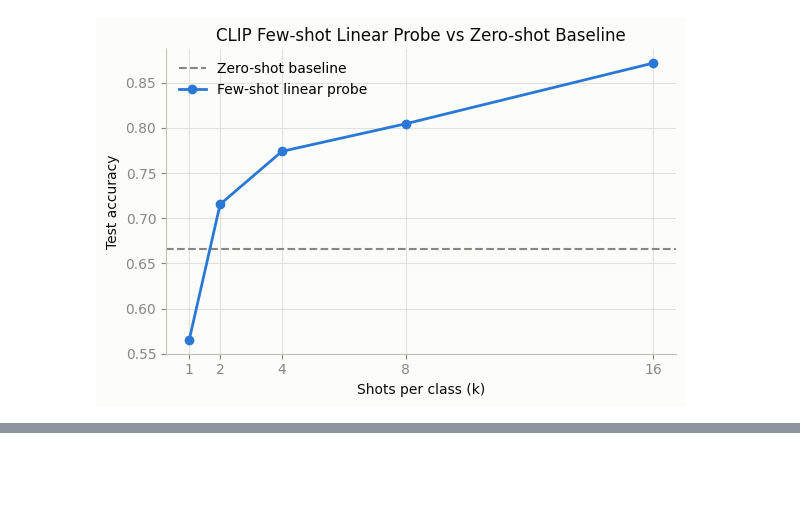
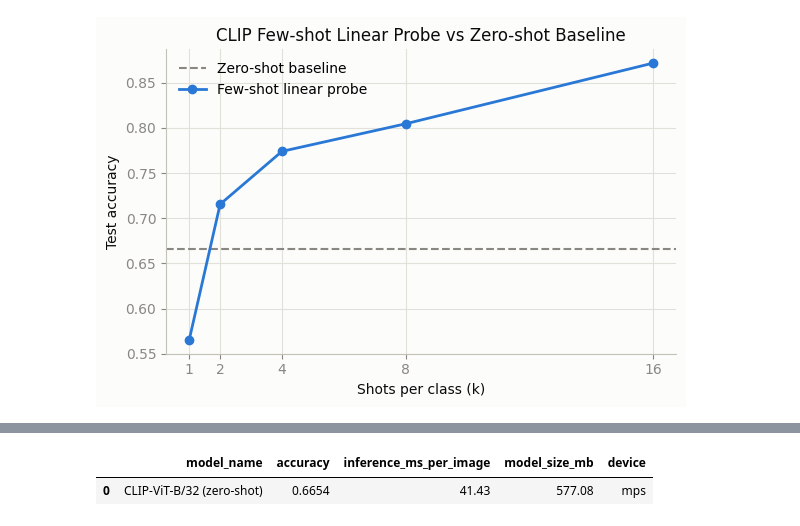
Before and after one commit to sinemsrcck/Flower-Species-Classification, a Jupyter notebook: clip.ipynb, the cells around one changed output, grey strips where cells are left out. Cells and saved outputs as stored; diff of their text form; code cells hidden in the pictures; blank space fills up the shorter version.

```diff
--- a/clip.ipynb
+++ b/clip.ipynb
@@ -234,0 +300,10 @@ with open("results/clip_few_shot_results.json", "w") as f:
+# %%
+import pandas as pd
+
+metrics_files = sorted(Path("results").glob("*_metrics.json"))
+rows = [json.load(open(f)) for f in metrics_files]
+comparison_df = pd.DataFrame(rows)[["model_name", "accuracy", "inference_ms_per_image", "model_size_mb", "device"]]
+comparison_df
+# %% [output]
+|  | model_name | accuracy | inference_ms_per_image | model_size_mb | device |
+| 0 | CLIP-ViT-B/32 (zero-shot) | 0.6654 | 41.43 | 577.08 | mps |
```
Also changed, not shown: parts of 8 cells of this notebook, 11 other files.
